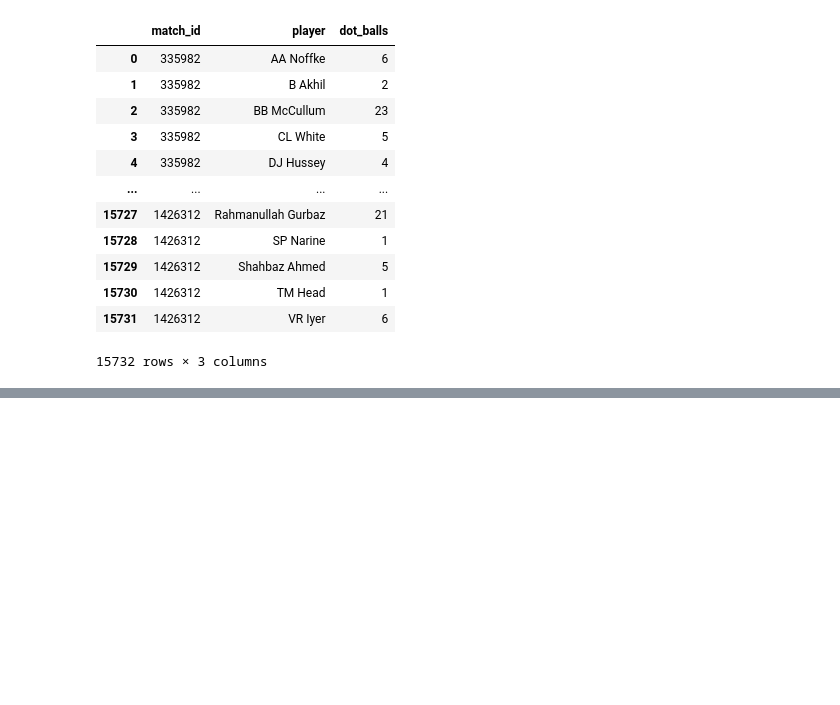
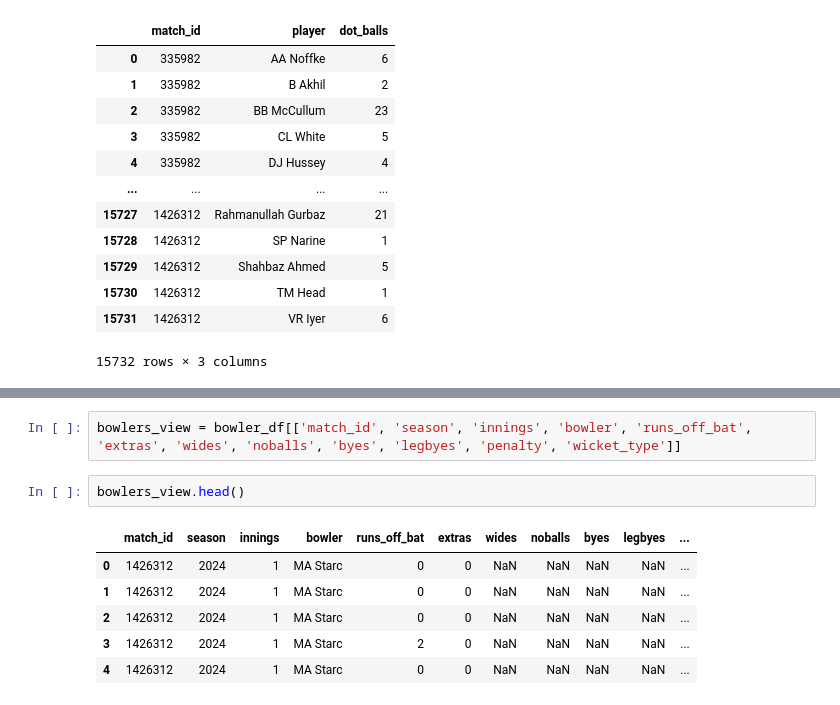
Before and after one commit to NIRANJANGOPALAN/IPL_player_analysis, a Jupyter notebook: IPL_workbook.ipynb, the cells around one changed output, grey strips where cells are left out. Cells and saved outputs as stored; diff of their text form; blank space fills up the shorter version.

```diff
--- a/IPL_workbook.ipynb
+++ b/IPL_workbook.ipynb
@@ -150,0 +192,11 @@ player_runs_sum
+# %%
+bowlers_view = bowler_df[['match_id', 'season', 'innings', 'bowler', 'runs_off_bat', 'extras', 'wides', 'noballs', 'byes', 'legbyes', 'penalty', 'wicket_type']]
+# %%
+bowlers_view.head()
+# %% [output]
+|  | match_id | season | innings | bowler | runs_off_bat | extras | wides | noballs | byes | legbyes | ... |
+| 0 | 1426312 | 2024 | 1 | MA Starc | 0 | 0 | NaN | NaN | NaN | NaN | ... |
+| 1 | 1426312 | 2024 | 1 | MA Starc | 0 | 0 | NaN | NaN | NaN | NaN | ... |
+| 2 | 1426312 | 2024 | 1 | MA Starc | 0 | 0 | NaN | NaN | NaN | NaN | ... |
+| 3 | 1426312 | 2024 | 1 | MA Starc | 2 | 0 | NaN | NaN | NaN | NaN | ... |
+| 4 | 1426312 | 2024 | 1 | MA Starc | 0 | 0 | NaN | NaN | NaN | NaN | ... |
```
Also changed, not shown: parts of 15 cells of this notebook, 2 other files.
